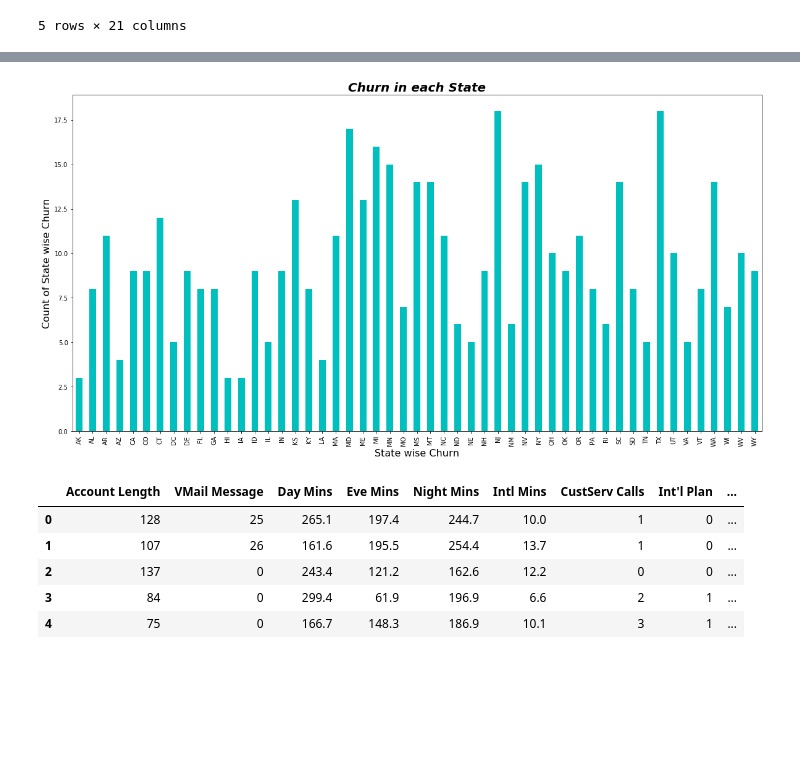
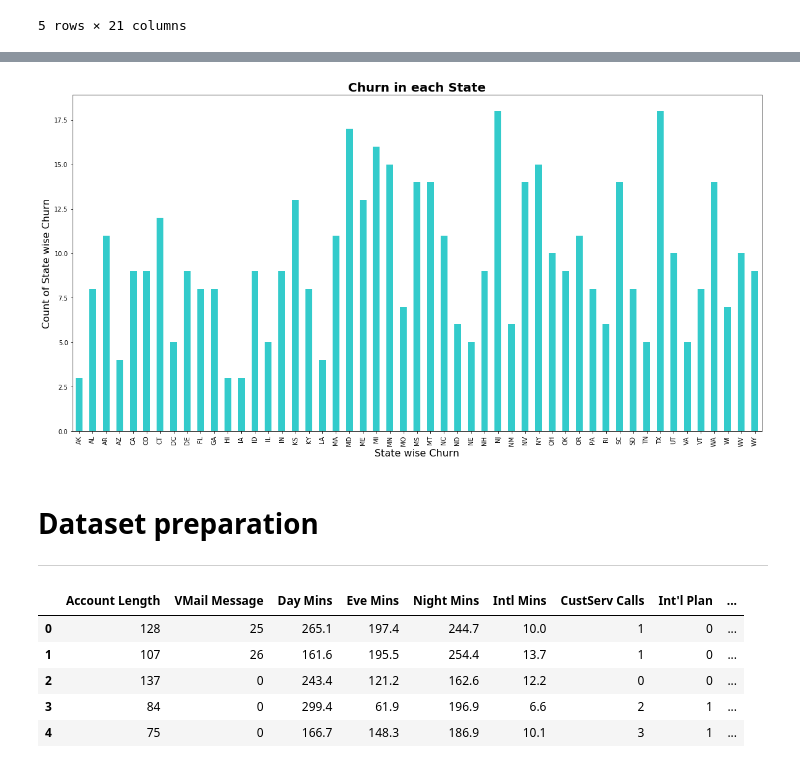
Before and after one commit to Customer-Churn-Prediction/Project-Machine-Learning, a Jupyter notebook: project_final.ipynb, the cells around one changed output, grey strips where cells are left out. Saved outputs shown, nothing was run; the diff lists cells and outputs as text; code cells hidden in the pictures; blank space fills up the shorter version.

```diff
--- a/project_final.ipynb
+++ b/project_final.ipynb
@@ -22,10 +29,16 @@ data.head()
 # %%
-State_Churn=data.query('Churn==1').groupby(['State']).size()
-State_Churn.plot(kind='bar',color='c', figsize=(20,10))
-plt.title('Churn in each State', fontsize=20,fontweight='bold',style='italic')
+# selecting the states where churn is True or in this case 1
+state_churn=data.query('Churn==1').groupby(['State']).size()
+
+# plotting a bar graph to show the churn
+state_churn.plot(kind='bar', alpha=0.8, color='c', figsize=(20,10))
+plt.title('Churn in each State', fontsize=20,fontweight='bold')
 plt.xlabel('State wise Churn', fontsize=16)
 plt.ylabel('Count of State wise Churn', fontsize=16)
 plt.show()
 # %% [output]
-[figure, old version]
+[figure, new version]
+# %% [markdown]
+# Dataset preparation
+___
 # %%
```
Also changed, not shown: parts of 52 cells of this notebook.
